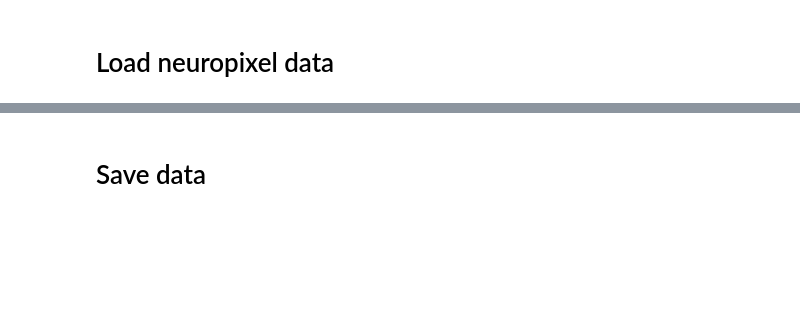
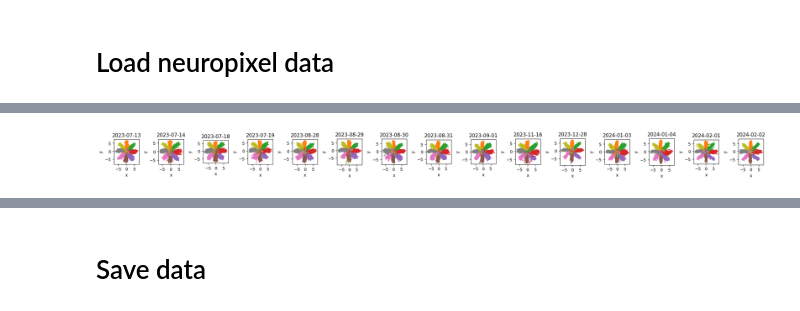
Before and after one commit to rcanfield2/ecog_np_targeting, a Jupyter notebook: preprocess_data.ipynb, the cells around one changed output, grey strips where cells are left out. Saved outputs shown, nothing was run; the diff lists cells and outputs as text; code cells hidden in the pictures; blank space fills up the shorter version.

```diff
--- a/preprocess_data.ipynb
+++ b/preprocess_data.ipynb
@@ -464,0 +604,20 @@ for idate, date in enumerate(tqdm(dates)):
+# %%
+nrasters = 5 # Rasters of how many units to plot
+for idate, date in enumerate(dates):
+    fig, ax = plt.subplots(1,nrasters, figsize=(nrasters*3,2))
+    [ax[irast].pcolor(trial_time_axis, np.arange(rasters['neural']['TARGET ONSET'][idate].shape[1]), rasters['neural']['TARGET ONSET'][idate][:,:,irast].T, cmap='gray_r') for irast in range(5)]
+    plt.suptitle(f"{date} - Peripheral target on")
+    fig.tight_layout()
+    plt.show()
+
+    fig, ax = plt.subplots(1,nrasters, figsize=(nrasters*3,2))
+    [ax[irast].pcolor(trial_time_axis, np.arange(rasters['neural']['GO CUE'][idate].shape[1]), rasters['neural']['GO CUE'][idate][:,:,irast].T, cmap='gray_r') for irast in range(5)]
+    plt.suptitle(f"{date} - Go Cue")
+    fig.tight_layout()
+    plt.show()
+
+    fig, ax = plt.subplots(1,nrasters, figsize=(nrasters*3,2))
+    [ax[irast].pcolor(trial_time_axis, np.arange(rasters['neural']['MOVEMENT ONSET'][idate].shape[1]), rasters['neural']['MOVEMENT ONSET'][idate][:,:,irast].T, cmap='gray_r') for irast in range(5)]
+    plt.suptitle(f"{date} - Movement")
+    fig.tight_layout()
+    plt.show()
@@ -464,0 +638,35 @@ for idate, date in enumerate(tqdm(dates)):
+# %%
+## Plot rasters of cursor pos (Plot all trials for each date)
+fig, ax = plt.subplots(1,len(dates), figsize=(len(dates)*1.5, 4))
+for idate, date in enumerate(dates):
+    traj = [rasters['cursor_pos']['TARGET ONSET'][idate][:,itrial,:] for itrial in range(rasters['cursor_pos']['TARGET ONSET'][idate].shape[1])]
+    # print(traj.shape)
+    aopy.visualization.color_trajectories(traj, np.array(df['target_idx'][df['date']==date]), colors=colors, ax=ax[idate])
+    ax[idate].set(title=str(date))
+
+fig.tight_layout()
+plt.show()
+
+
+fig, ax = plt.subplots(1,len(dates), figsize=(len(dates)*1.5, 4))
+for idate, date in enumerate(dates):
+    traj = [rasters['cursor_pos']['MOVEMENT ONSET'][idate][:,itrial,:] for itrial in range(rasters['cursor_pos']['MOVEMENT ONSET'][idate].shape[1])]
+    # print(traj.shape)
+    aopy.visualization.color_trajectories(traj, np.array(df['target_idx'][df['date']==date]), colors=colors, ax=ax[idate])
+    ax[idate].set(title=str(date))
+
+fig.tight_layout()
+plt.show()
+
+
+fig, ax = plt.subplots(1,len(dates), figsize=(len(dates)*1.5, 4))
+for idate, date in enumerate(dates):
+    traj = [rasters['cursor_velo']['MOVEMENT ONSET'][idate][:,itrial,:] for itrial in range(rasters['cursor_velo']['MOVEMENT ONSET'][idate].shape[1])]
+    # print(traj.shape)
+    aopy.visualization.color_trajectories(traj, np.array(df['target_idx'][df['date']==date]), colors=colors, ax=ax[idate])
+    ax[idate].set(title=str(date))
+
+fig.tight_layout()
+plt.show()
+# %% [output]
+[figure, added]
```
Also changed, not shown: parts of 32 cells of this notebook, 7 other files.
